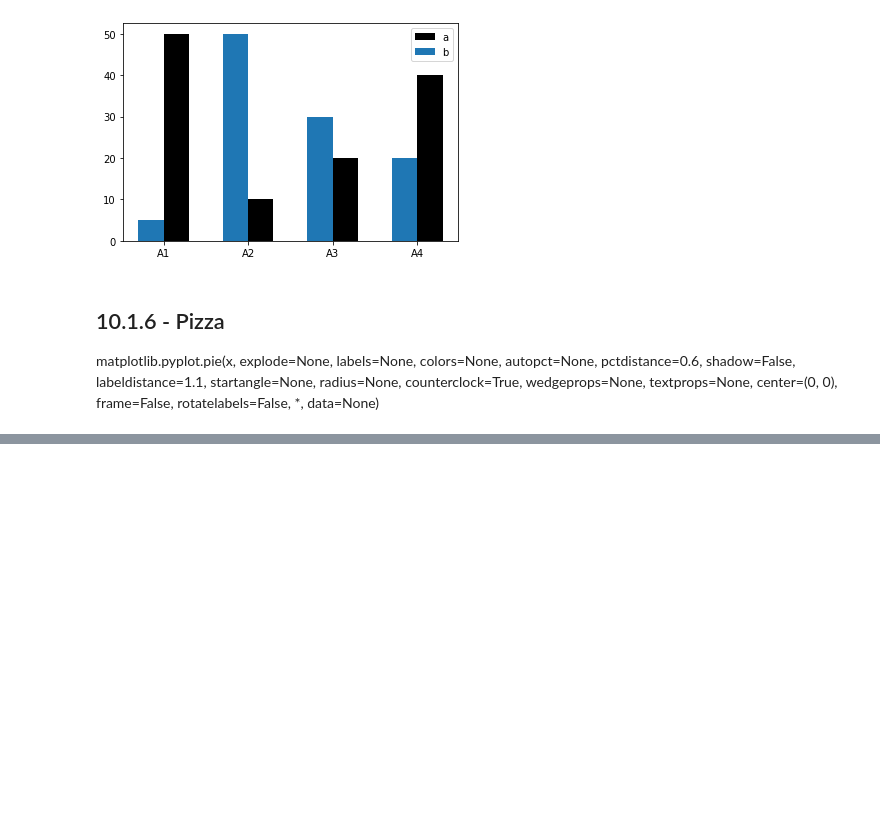
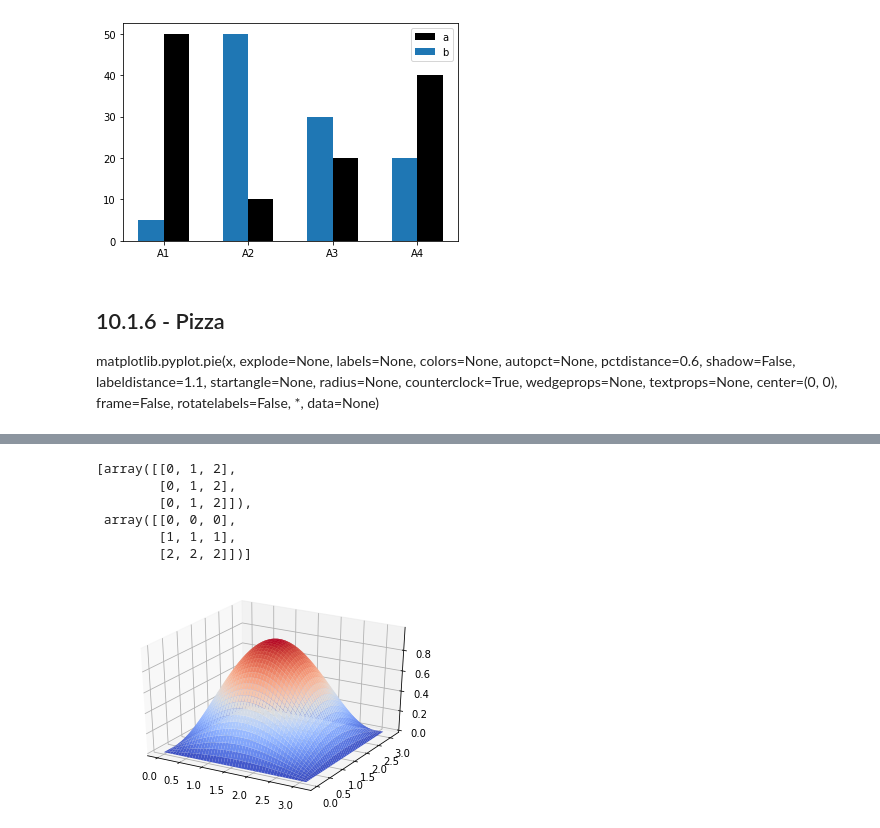
Before and after one commit to rafaelpsilva07/Python-para-Engenheiros-e-Cientistas, a Jupyter notebook: Notebooks/Seção-10- Ferramentas gráficas.ipynb, the cells around one changed output, grey strips where cells are left out. Saved outputs shown, nothing was run; the diff lists cells and outputs as text; code cells hidden in the pictures; blank space fills up the shorter version.

```diff
--- a/Notebooks/Seção-10- Ferramentas gráficas.ipynb
+++ b/Notebooks/Seção-10- Ferramentas gráficas.ipynb
@@ -190,0 +219,19 @@ matplotlib.pyplot.pie(x, explode=None, labels=None, colors=None, autopct=None, p
+# %%
+pi = np.linspace(0,np.pi,50)
+malha_2 = np.meshgrid(pi,pi)
+z_2 = np.sin(malha_2[0])*np.sin(malha_2[1])
+# %%
+malha
+# %% [output]
+[array([[0, 1, 2],
+        [0, 1, 2],
+        [0, 1, 2]]),
+ array([[0, 0, 0],
+        [1, 1, 1],
+        [2, 2, 2]])]
+# %%
+fig = plt.figure()
+ax = fig.gca(projection = '3d')
+surf = ax.plot_surface(malha_2[0],malha_2[1],z_2, cmap = cm.coolwarm)
+# %% [output]
+[figure, added]
```
Also changed, not shown: parts of 4 cells of this notebook.
